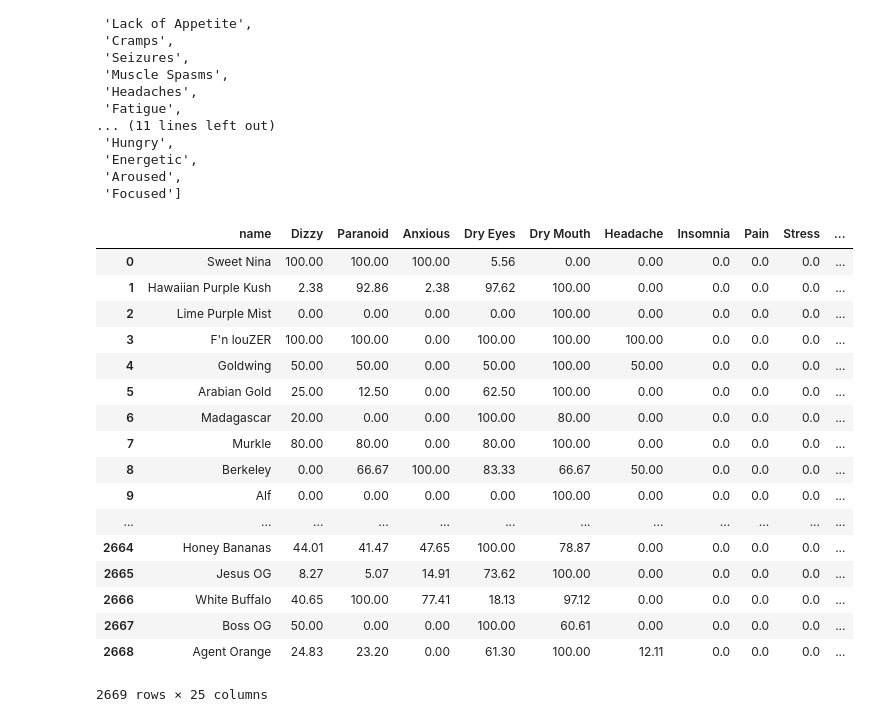
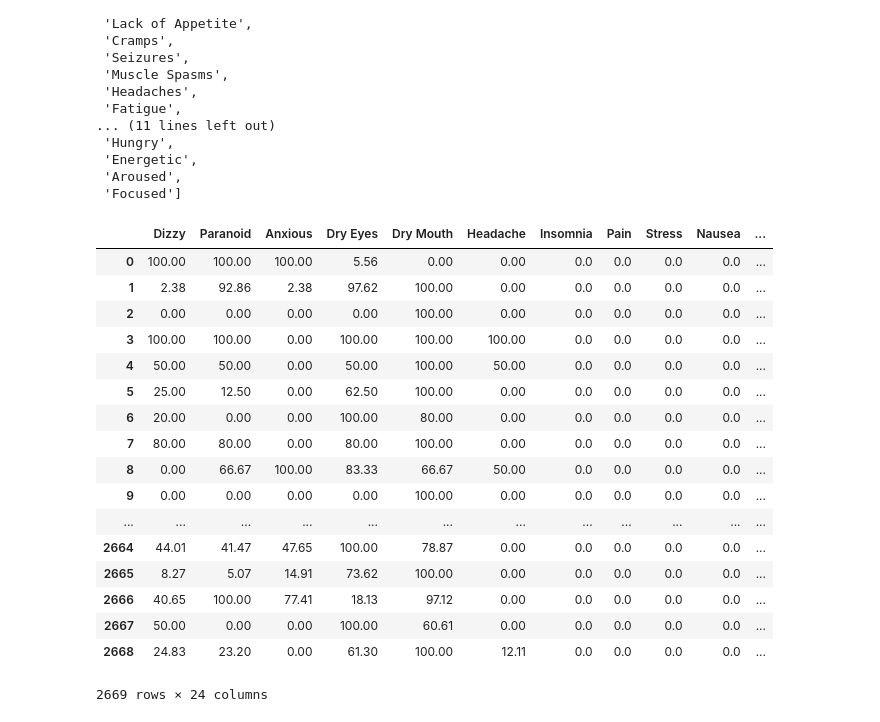
Before and after one commit to ishansaraf/PlantGenealogy, a Jupyter notebook: Data/data_cleaning.ipynb, the cells around one changed output. Saved outputs shown, nothing was run; the diff lists cells and outputs as text; code cells hidden in the pictures.

Commit message:
handle errors in ratings columns

```diff
--- a/Data/data_cleaning.ipynb
+++ b/Data/data_cleaning.ipynb
@@ -2,7 +2,7 @@
 import pandas as pd
 import numpy as np
 # %%
-df = pd.read_csv('./PlantGenealogy/strains.csv',sep=';',names=['name','description','grow info','effects','medical','negatives','flavor','parents','avg rating','num ratings'])
+df = pd.read_csv('./PlantGenealogy/Data/strains.csv',sep=';',names=['name','description','grow info','effects','medical','negatives','flavor','parents','avg rating','num ratings'])
 # %%
 df[pd.notnull(df['parents'])]
 # %% [output]
@@ -86,41 +86,46 @@ negatives.remove('nan')
 # %%
 effect_list = pd.DataFrame(index=df.index)
 effect_list['name'] = df.name
 for effect in effects:
     effect_list[effect] = df.effects.apply(lambda x: ef(str(x), effect))
+effect_list = effect_list.select_dtypes(['number'])
 flavor_list = pd.DataFrame()
 flavor_list['name'] = df.name
 for flavor in flavors:
     flavor_list[flavor] = df.flavor.apply(lambda x: flav(str(x), flavor))
+flavor_list = flavor_list.select_dtypes(['number'])
 medical_list = pd.DataFrame()
 medical_list['name'] = df.name
 for med in medical:
     medical_list[med] = df.medical.apply(lambda x: ef(str(x), med))
+medical_list = medical_list.select_dtypes(['number'])
 
 neg_list = pd.DataFrame()
 neg_list['name'] = df.name
 for neg in negatives:
     neg_list[neg] = df.negatives.apply(lambda x: ef(str(x), neg))
+neg_list = neg_list.select_dtypes(['number'])
+
 neg_list
 # %% [output]
-|  | name | Dizzy | Paranoid | Anxious | Dry Eyes | Dry Mouth | Headache | Insomnia | Pain | Stress | ... |
-| 0 | Sweet Nina | 100.00 | 100.00 | 100.00 | 5.56 | 0.00 | 0.00 | 0.0 | 0.0 | 0.0 | ... |
-| 1 | Hawaiian Purple Kush | 2.38 | 92.86 | 2.38 | 97.62 | 100.00 | 0.00 | 0.0 | 0.0 | 0.0 | ... |
-| 2 | Lime Purple Mist | 0.00 | 0.00 | 0.00 | 0.00 | 100.00 | 0.00 | 0.0 | 0.0 | 0.0 | ... |
-| 3 | F'n louZER | 100.00 | 100.00 | 0.00 | 100.00 | 100.00 | 100.00 | 0.0 | 0.0 | 0.0 | ... |
-| 4 | Goldwing | 50.00 | 50.00 | 0.00 | 50.00 | 100.00 | 50.00 | 0.0 | 0.0 | 0.0 | ... |
-| 5 | Arabian Gold | 25.00 | 12.50 | 0.00 | 62.50 | 100.00 | 0.00 | 0.0 | 0.0 | 0.0 | ... |
-| 6 | Madagascar | 20.00 | 0.00 | 0.00 | 100.00 | 80.00 | 0.00 | 0.0 | 0.0 | 0.0 | ... |
-| 7 | Murkle | 80.00 | 80.00 | 0.00 | 80.00 | 100.00 | 0.00 | 0.0 | 0.0 | 0.0 | ... |
-| 8 | Berkeley | 0.00 | 66.67 | 100.00 | 83.33 | 66.67 | 50.00 | 0.0 | 0.0 | 0.0 | ... |
-| 9 | Alf | 0.00 | 0.00 | 0.00 | 0.00 | 100.00 | 0.00 | 0.0 | 0.0 | 0.0 | ... |
+|  | Dizzy | Paranoid | Anxious | Dry Eyes | Dry Mouth | Headache | Insomnia | Pain | Stress | Nausea | ... |
+| 0 | 100.00 | 100.00 | 100.00 | 5.56 | 0.00 | 0.00 | 0.0 | 0.0 | 0.0 | 0.0 | ... |
+| 1 | 2.38 | 92.86 | 2.38 | 97.62 | 100.00 | 0.00 | 0.0 | 0.0 | 0.0 | 0.0 | ... |
+| 2 | 0.00 | 0.00 | 0.00 | 0.00 | 100.00 | 0.00 | 0.0 | 0.0 | 0.0 | 0.0 | ... |
+| 3 | 100.00 | 100.00 | 0.00 | 100.00 | 100.00 | 100.00 | 0.0 | 0.0 | 0.0 | 0.0 | ... |
+| 4 | 50.00 | 50.00 | 0.00 | 50.00 | 100.00 | 50.00 | 0.0 | 0.0 | 0.0 | 0.0 | ... |
+| 5 | 25.00 | 12.50 | 0.00 | 62.50 | 100.00 | 0.00 | 0.0 | 0.0 | 0.0 | 0.0 | ... |
+| 6 | 20.00 | 0.00 | 0.00 | 100.00 | 80.00 | 0.00 | 0.0 | 0.0 | 0.0 | 0.0 | ... |
+| 7 | 80.00 | 80.00 | 0.00 | 80.00 | 100.00 | 0.00 | 0.0 | 0.0 | 0.0 | 0.0 | ... |
+| 8 | 0.00 | 66.67 | 100.00 | 83.33 | 66.67 | 50.00 | 0.0 | 0.0 | 0.0 | 0.0 | ... |
+| 9 | 0.00 | 0.00 | 0.00 | 0.00 | 100.00 | 0.00 | 0.0 | 0.0 | 0.0 | 0.0 | ... |
 | ... | ... | ... | ... | ... | ... | ... | ... | ... | ... | ... | ... |
-| 2664 | Honey Bananas | 44.01 | 41.47 | 47.65 | 100.00 | 78.87 | 0.00 | 0.0 | 0.0 | 0.0 | ... |
-| 2665 | Jesus OG | 8.27 | 5.07 | 14.91 | 73.62 | 100.00 | 0.00 | 0.0 | 0.0 | 0.0 | ... |
-| 2666 | White Buffalo | 40.65 | 100.00 | 77.41 | 18.13 | 97.12 | 0.00 | 0.0 | 0.0 | 0.0 | ... |
-| 2667 | Boss OG | 50.00 | 0.00 | 0.00 | 100.00 | 60.61 | 0.00 | 0.0 | 0.0 | 0.0 | ... |
-| 2668 | Agent Orange | 24.83 | 23.20 | 0.00 | 61.30 | 100.00 | 12.11 | 0.0 | 0.0 | 0.0 | ... |
+| 2664 | 44.01 | 41.47 | 47.65 | 100.00 | 78.87 | 0.00 | 0.0 | 0.0 | 0.0 | 0.0 | ... |
+| 2665 | 8.27 | 5.07 | 14.91 | 73.62 | 100.00 | 0.00 | 0.0 | 0.0 | 0.0 | 0.0 | ... |
+| 2666 | 40.65 | 100.00 | 77.41 | 18.13 | 97.12 | 0.00 | 0.0 | 0.0 | 0.0 | 0.0 | ... |
+| 2667 | 50.00 | 0.00 | 0.00 | 100.00 | 60.61 | 0.00 | 0.0 | 0.0 | 0.0 | 0.0 | ... |
+| 2668 | 24.83 | 23.20 | 0.00 | 61.30 | 100.00 | 12.11 | 0.0 | 0.0 | 0.0 | 0.0 | ... |
-2669 rows × 25 columns
+2669 rows × 24 columns
 # %%
 # concat new dataframes together
 new_df = pd.DataFrame()
```
Also changed, not shown: parts of 1 cell of this notebook, 1 other file.
